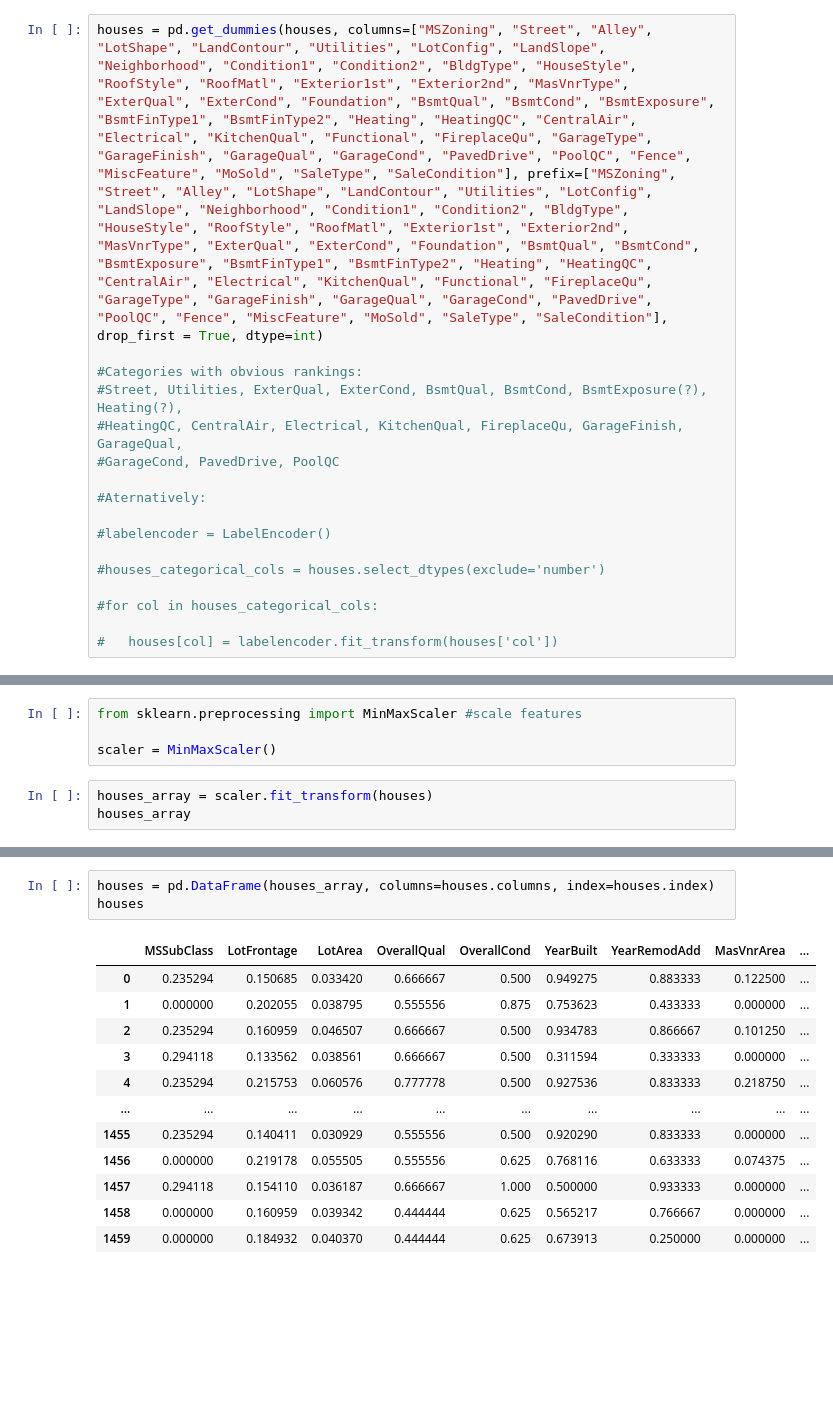
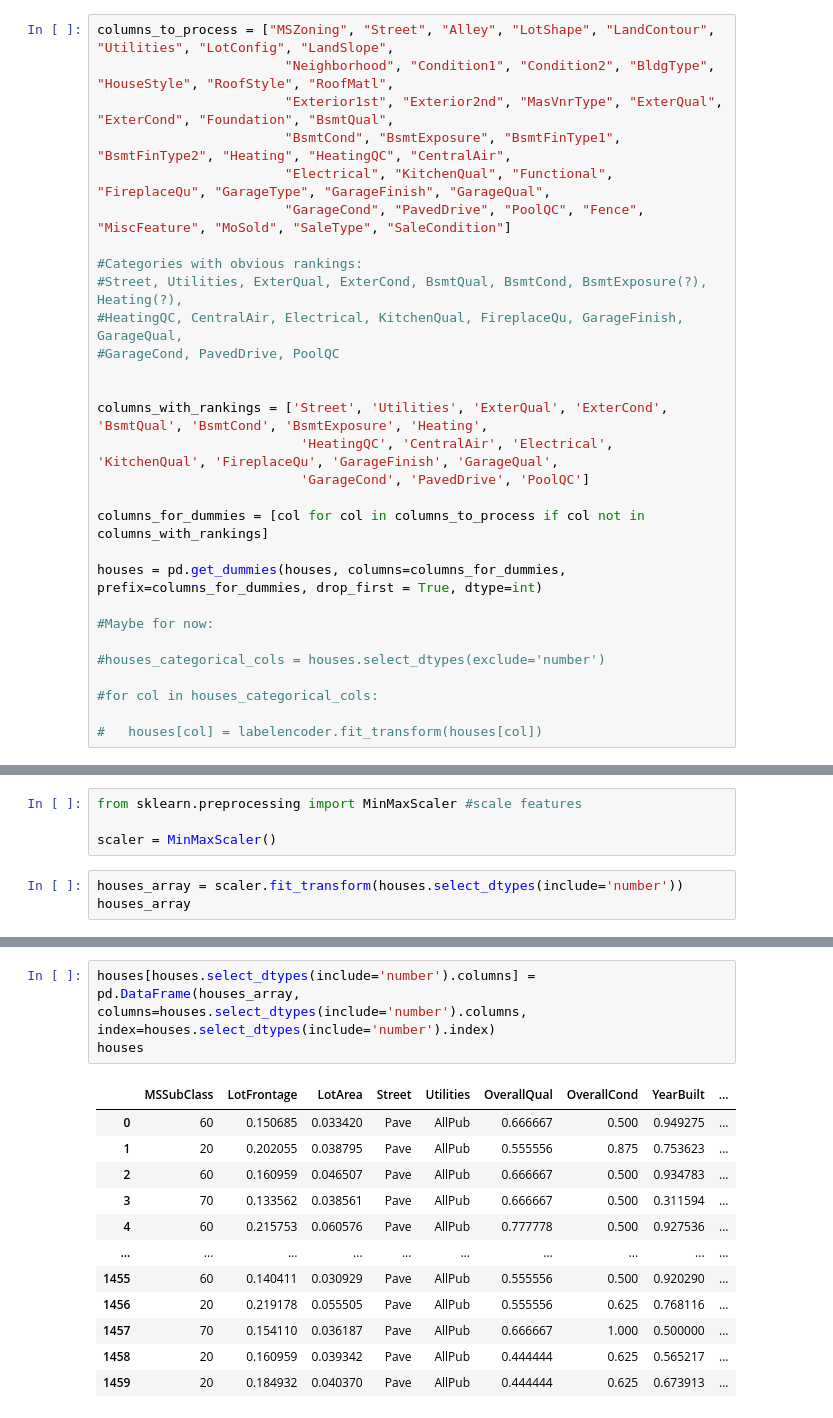
Before and after one commit to JonathanGalvanB/House-prices---Erdos-Institute-DS-Bootcamp-2024, a Jupyter notebook: Notebooks/data_cleaning.ipynb, the cells around one changed output, grey strips where cells are left out. Saved outputs shown, nothing was run; the diff lists cells and outputs as text; blank space fills up the shorter version.

```diff
--- a/Notebooks/data_cleaning.ipynb
+++ b/Notebooks/data_cleaning.ipynb
@@ -368,19 +366,31 @@ for col in houses_categorical_cols:
 # %% [markdown]
 Based on the plots above we can see which categories seem to have rankings, for example it's obvious that the condition of the house or the condition or the kitchen can be ordered and have impact on the price of the house. So we can use Label encoding for those. The neighborhood does not have this property so maybe it's better to use One-Hot encoding. The other option is to rank the neighborhoods (or whatever other feature) by the height of the bar in each graph and use that to say that some neighborhoods are more desirable than others. We have to balance out the integrity of the data with having too many dimensions.
 # %%
-houses = pd.get_dummies(houses, columns=["MSZoning", "Street", "Alley", "LotShape", "LandContour", "Utilities", "LotConfig", "LandSlope", "Neighborhood", "Condition1", "Condition2", "BldgType", "HouseStyle", "RoofStyle", "RoofMatl", "Exterior1st", "Exterior2nd", "MasVnrType", "ExterQual", "ExterCond", "Foundation", "BsmtQual", "BsmtCond", "BsmtExposure", "BsmtFinType1", "BsmtFinType2", "Heating", "HeatingQC", "CentralAir", "Electrical", "KitchenQual", "Functional", "FireplaceQu", "GarageType", "GarageFinish", "GarageQual", "GarageCond", "PavedDrive", "PoolQC", "Fence", "MiscFeature", "MoSold", "SaleType", "SaleCondition"], prefix=["MSZoning", "Street", "Alley", "LotShape", "LandContour", "Utilities", "LotConfig", "LandSlope", "Neighborhood", "Condition1", "Condition2", "BldgType", "HouseStyle", "RoofStyle", "RoofMatl", "Exterior1st", "Exterior2nd", "MasVnrType", "ExterQual", "ExterCond", "Foundation", "BsmtQual", "BsmtCond", "BsmtExposure", "BsmtFinType1", "BsmtFinType2", "Heating", "HeatingQC", "CentralAir", "Electrical", "KitchenQual", "Functional", "FireplaceQu", "GarageType", "GarageFinish", "GarageQual", "GarageCond", "PavedDrive", "PoolQC", "Fence", "MiscFeature", "MoSold", "SaleType", "SaleCondition"], drop_first = True, dtype=int)
+columns_to_process = ["MSZoning", "Street", "Alley", "LotShape", "LandContour", "Utilities", "LotConfig", "LandSlope",
+                        "Neighborhood", "Condition1", "Condition2", "BldgType", "HouseStyle", "RoofStyle", "RoofMatl",
+                        "Exterior1st", "Exterior2nd", "MasVnrType", "ExterQual", "ExterCond", "Foundation", "BsmtQual",
+                        "BsmtCond", "BsmtExposure", "BsmtFinType1", "BsmtFinType2", "Heating", "HeatingQC", "CentralAir",
+                        "Electrical", "KitchenQual", "Functional", "FireplaceQu", "GarageType", "GarageFinish", "GarageQual",
+                        "GarageCond", "PavedDrive", "PoolQC", "Fence", "MiscFeature", "MoSold", "SaleType", "SaleCondition"]
 
 #Categories with obvious rankings:
 #Street, Utilities, ExterQual, ExterCond, BsmtQual, BsmtCond, BsmtExposure(?), Heating(?),
 #HeatingQC, CentralAir, Electrical, KitchenQual, FireplaceQu, GarageFinish, GarageQual,
 #GarageCond, PavedDrive, PoolQC
 
-#Aternatively:
 
-#labelencoder = LabelEncoder()
+columns_with_rankings = ['Street', 'Utilities', 'ExterQual', 'ExterCond', 'BsmtQual', 'BsmtCond', 'BsmtExposure', 'Heating',
+                          'HeatingQC', 'CentralAir', 'Electrical', 'KitchenQual', 'FireplaceQu', 'GarageFinish', 'GarageQual',
+                          'GarageCond', 'PavedDrive', 'PoolQC']
+
+columns_for_dummies = [col for col in columns_to_process if col not in columns_with_rankings]
+
+houses = pd.get_dummies(houses, columns=columns_for_dummies, prefix=columns_for_dummies, drop_first = True, dtype=int)
+
+#Maybe for now:
 
 #houses_categorical_cols = houses.select_dtypes(exclude='number')
 
 #for col in houses_categorical_cols:
 
-#   houses[col] = labelencoder.fit_transform(houses['col'])
+#   houses[col] = labelencoder.fit_transform(houses[col])
@@ -426,6 +449,6 @@ from sklearn.preprocessing import MinMaxScaler #scale features
 
 scaler = MinMaxScaler()
 # %%
-houses_array = scaler.fit_transform(houses)
+houses_array = scaler.fit_transform(houses.select_dtypes(include='number'))
 houses_array
 # %% [output]
@@ -444,17 +467,17 @@ array([[0.23529412, 0.15068493, 0.0334198 , ..., 0.        , 1.        ,
         0.        ]])
 # %%
-houses = pd.DataFrame(houses_array, columns=houses.columns, index=houses.index)
+houses[houses.select_dtypes(include='number').columns] = pd.DataFrame(houses_array, columns=houses.select_dtypes(include='number').columns, index=houses.select_dtypes(include='number').index)
 houses
 # %% [output]
-|  | MSSubClass | LotFrontage | LotArea | OverallQual | OverallCond | YearBuilt | YearRemodAdd | MasVnrArea | ... |
-| 0 | 0.235294 | 0.150685 | 0.033420 | 0.666667 | 0.500 | 0.949275 | 0.883333 | 0.122500 | ... |
-| 1 | 0.000000 | 0.202055 | 0.038795 | 0.555556 | 0.875 | 0.753623 | 0.433333 | 0.000000 | ... |
-| 2 | 0.235294 | 0.160959 | 0.046507 | 0.666667 | 0.500 | 0.934783 | 0.866667 | 0.101250 | ... |
-| 3 | 0.294118 | 0.133562 | 0.038561 | 0.666667 | 0.500 | 0.311594 | 0.333333 | 0.000000 | ... |
-| 4 | 0.235294 | 0.215753 | 0.060576 | 0.777778 | 0.500 | 0.927536 | 0.833333 | 0.218750 | ... |
+|  | MSSubClass | LotFrontage | LotArea | Street | Utilities | OverallQual | OverallCond | YearBuilt | ... |
+| 0 | 60 | 0.150685 | 0.033420 | Pave | AllPub | 0.666667 | 0.500 | 0.949275 | ... |
+| 1 | 20 | 0.202055 | 0.038795 | Pave | AllPub | 0.555556 | 0.875 | 0.753623 | ... |
+| 2 | 60 | 0.160959 | 0.046507 | Pave | AllPub | 0.666667 | 0.500 | 0.934783 | ... |
+| 3 | 70 | 0.133562 | 0.038561 | Pave | AllPub | 0.666667 | 0.500 | 0.311594 | ... |
+| 4 | 60 | 0.215753 | 0.060576 | Pave | AllPub | 0.777778 | 0.500 | 0.927536 | ... |
 | ... | ... | ... | ... | ... | ... | ... | ... | ... | ... |
-| 1455 | 0.235294 | 0.140411 | 0.030929 | 0.555556 | 0.500 | 0.920290 | 0.833333 | 0.000000 | ... |
-| 1456 | 0.000000 | 0.219178 | 0.055505 | 0.555556 | 0.625 | 0.768116 | 0.633333 | 0.074375 | ... |
-| 1457 | 0.294118 | 0.154110 | 0.036187 | 0.666667 | 1.000 | 0.500000 | 0.933333 | 0.000000 | ... |
-| 1458 | 0.000000 | 0.160959 | 0.039342 | 0.444444 | 0.625 | 0.565217 | 0.766667 | 0.000000 | ... |
-| 1459 | 0.000000 | 0.184932 | 0.040370 | 0.444444 | 0.625 | 0.673913 | 0.250000 | 0.000000 | ... |
+| 1455 | 60 | 0.140411 | 0.030929 | Pave | AllPub | 0.555556 | 0.500 | 0.920290 | ... |
+| 1456 | 20 | 0.219178 | 0.055505 | Pave | AllPub | 0.555556 | 0.625 | 0.768116 | ... |
+| 1457 | 70 | 0.154110 | 0.036187 | Pave | AllPub | 0.666667 | 1.000 | 0.500000 | ... |
+| 1458 | 20 | 0.160959 | 0.039342 | Pave | AllPub | 0.444444 | 0.625 | 0.565217 | ... |
+| 1459 | 20 | 0.184932 | 0.040370 | Pave | AllPub | 0.444444 | 0.625 | 0.673913 | ... |
```
Also changed, not shown: parts of 7 cells of this notebook.
